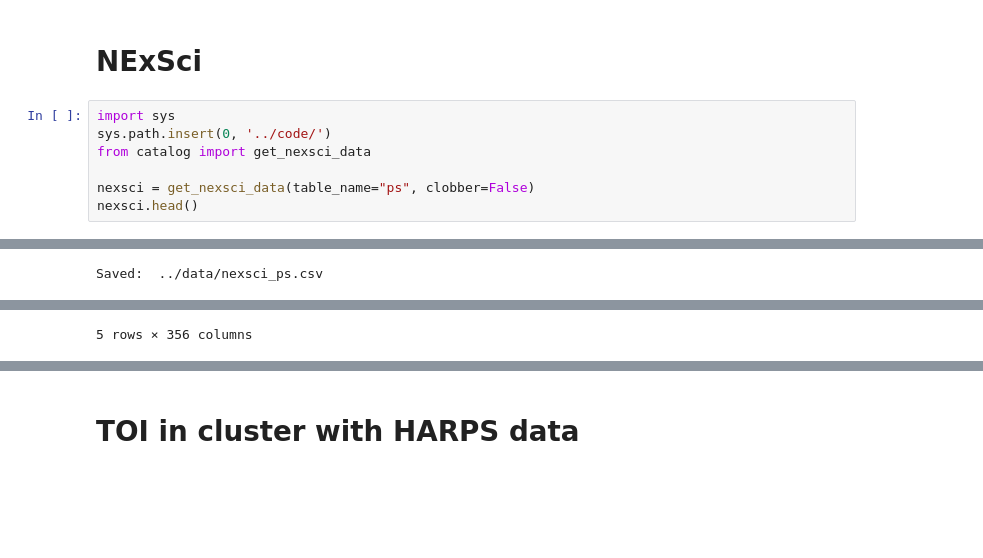
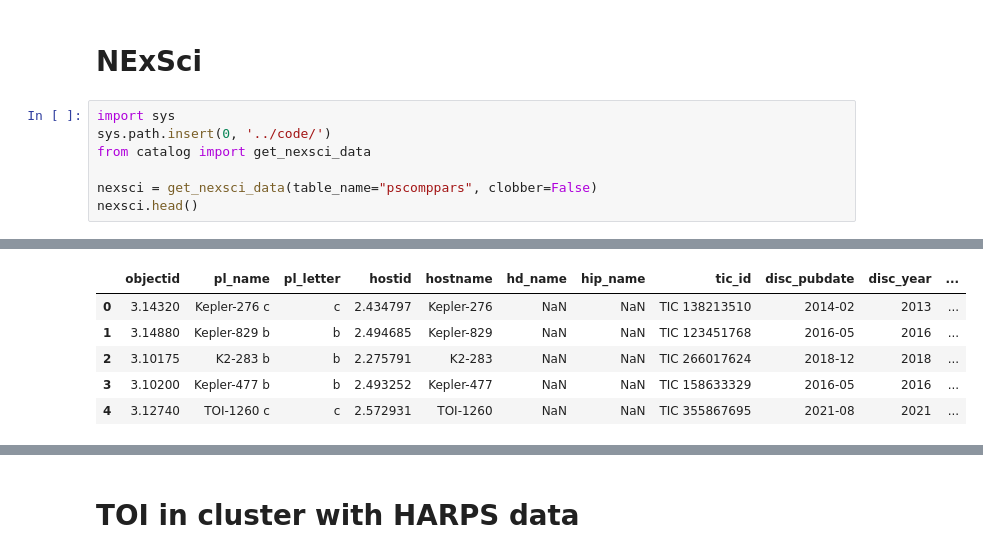
Before and after one commit to jpdeleon/wakai, a Jupyter notebook: notebooks/young_toi_with_harps_rv.ipynb, the cells around one changed output, grey strips where cells are left out. Saved outputs shown, nothing was run; the diff lists cells and outputs as text; blank space fills up the shorter version.

```diff
--- a/notebooks/young_toi_with_harps_rv.ipynb
+++ b/notebooks/young_toi_with_harps_rv.ipynb
@@ -32,7 +63,7 @@ import sys
 sys.path.insert(0, '../code/')
 from catalog import get_nexsci_data
 
-nexsci = get_nexsci_data(table_name="ps", clobber=False)
+nexsci = get_nexsci_data(table_name="pscomppars", clobber=False)
 nexsci.head()
 # %% [output]
 Column definitions:  https://exoplanetarchive.ipac.caltech.edu/docs/API_PS_columns.html
@@ -39,0 +71,6 @@ Downloading NExSci ps table...
+|  | objectid | pl_name | pl_letter | hostid | hostname | hd_name | hip_name | tic_id | disc_pubdate | disc_year | ... |
+| 0 | 3.14320 | Kepler-276 c | c | 2.434797 | Kepler-276 | NaN | NaN | TIC 138213510 | 2014-02 | 2013 | ... |
+| 1 | 3.14880 | Kepler-829 b | b | 2.494685 | Kepler-829 | NaN | NaN | TIC 123451768 | 2016-05 | 2016 | ... |
+| 2 | 3.10175 | K2-283 b | b | 2.275791 | K2-283 | NaN | NaN | TIC 266017624 | 2018-12 | 2018 | ... |
+| 3 | 3.10200 | Kepler-477 b | b | 2.493252 | Kepler-477 | NaN | NaN | TIC 158633329 | 2016-05 | 2016 | ... |
+| 4 | 3.12740 | TOI-1260 c | c | 2.572931 | TOI-1260 | NaN | NaN | TIC 355867695 | 2021-08 | 2021 | ... |
@@ -52 +77,0 @@ UnitTypeError("MaskedQuantity instances require normal units, not <class 'astrop
-Saved:  ../data/nexsci_ps.csv
@@ -59,2 +78 @@ Saved:  ../data/nexsci_ps.csv
-5 rows × 356 columns
 # %%
```
Also changed, not shown: parts of 43 cells of this notebook, 22 other files.
